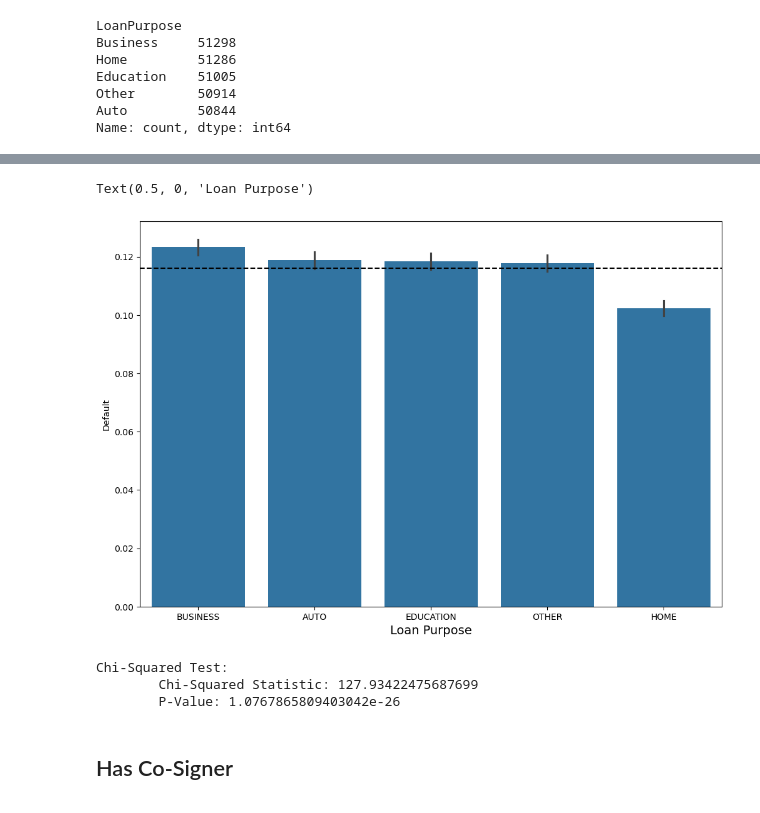
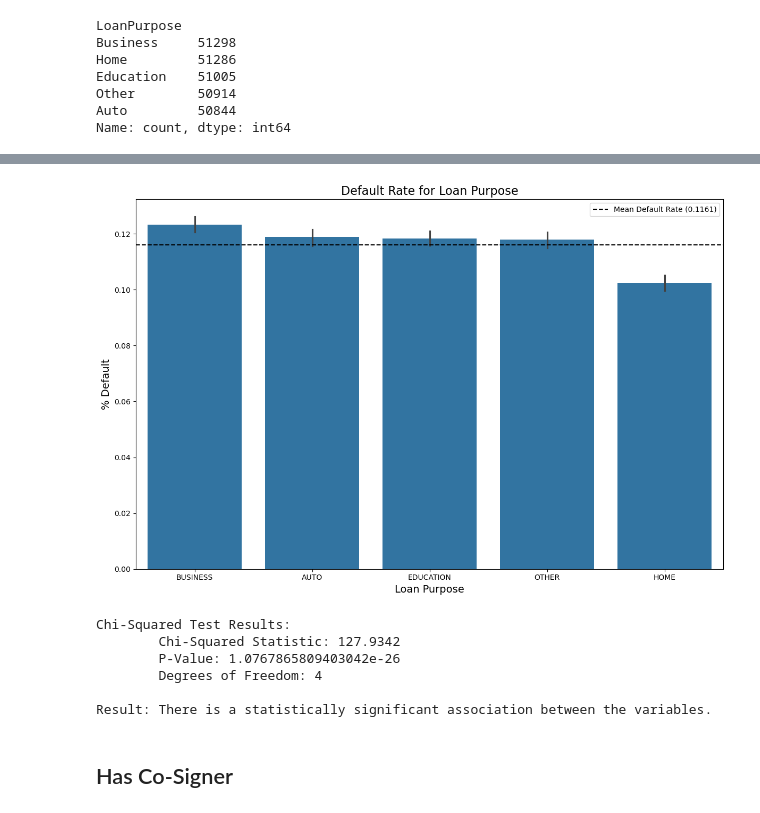
Before and after one commit to christopheragonzales/portfolio, a Jupyter notebook: loan_default_predictions/loan_default_prediction.ipynb, the cells around one changed output, grey strips where cells are left out. Saved outputs shown, nothing was run; the diff lists cells and outputs as text; code cells hidden in the pictures.

```diff
--- a/loan_default_predictions/loan_default_prediction.ipynb
+++ b/loan_default_predictions/loan_default_prediction.ipynb
@@ -277,4 +275,4 @@ Other        50914
 Auto         50844
 Name: count, dtype: int64
 # %%
-df_defaultNotNull['loan_purpose'] = df_defaultNotNull['LoanPurpose'].str.upper()
+df_defaultNotNull['loan_purpose'] = clean_string('LoanPurpose', df_defaultNotNull)
@@ -291,21 +279,16 @@ Name: Default, dtype: float64
-# %%
-order = df_defaultNotNull.groupby('loan_purpose')['Default'].mean().sort_values(ascending=False).index
-
-_, ax = plt.subplots(figsize=(12,8))
-
-sns.barplot(x='loan_purpose', y='Default', data=df_defaultNotNull, order=order)
-ax.axhline(df_defaultNotNull['Default'].mean(), color='k', ls='--', label='Mean Default Rate')
-
-ax.set_xlabel("Loan Purpose", fontsize=14)
-# %% [output]
-Text(0.5, 0, 'Loan Purpose')
-[figure, removed]
-# %%
-run_chi2_test(df_defaultNotNull['loan_purpose'], df_defaultNotNull['Default'])
-# %% [output]
-Chi-Squared Test:
-        Chi-Squared Statistic: 127.93422475687699
-        P-Value: 1.0767865809403042e-26
+# %%
+generate_barplot('loan_purpose', 'Default', df_defaultNotNull)
+# %% [output]
+[figure, added]
+# %%
+run_chi2_test('loan_purpose', 'Default', df_defaultNotNull)
+# %% [output]
+Chi-Squared Test Results:
+        Chi-Squared Statistic: 127.9342
+        P-Value: 1.0767865809403042e-26
+        Degrees of Freedom: 4
+
+Result: There is a statistically significant association between the variables.
 # %% [markdown]
 ## Has Co-Signer
 # %%
```
Also changed, not shown: parts of 40 cells of this notebook, 18 other files.
